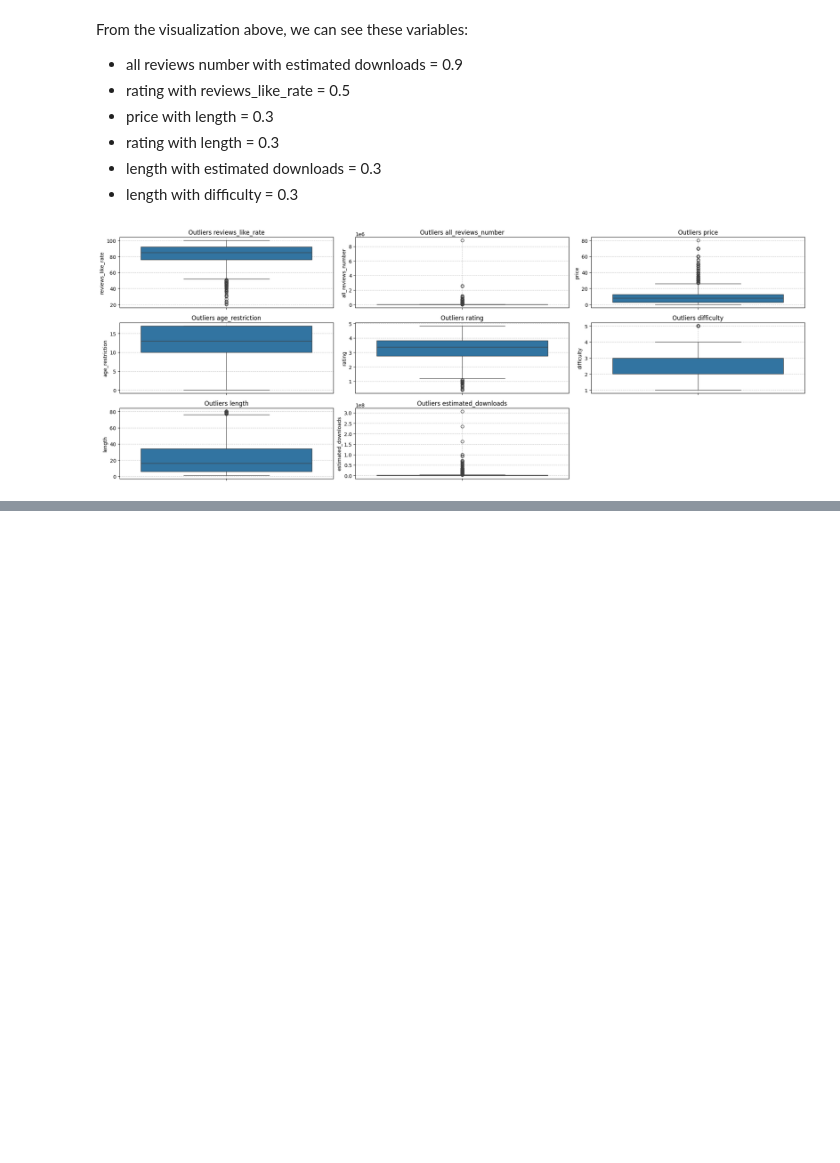
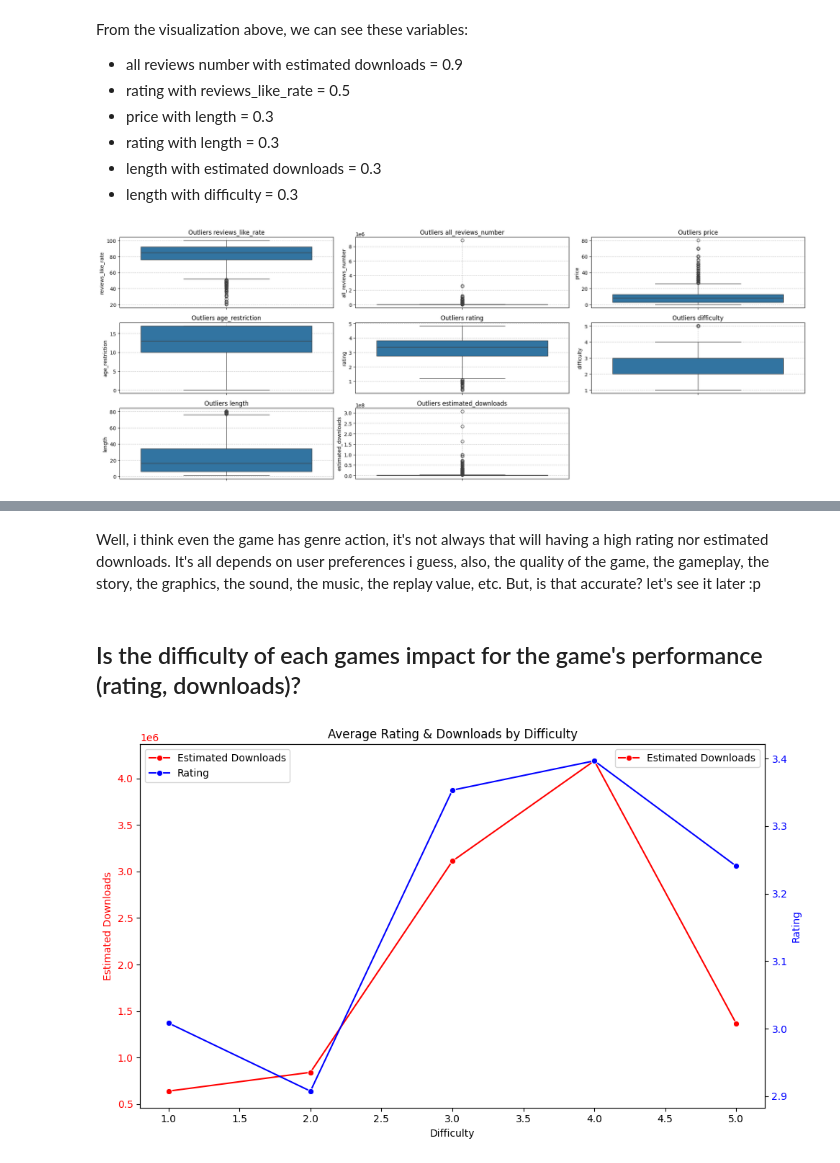
Before and after one commit to xyzaraa/steam-game-analysis, a Jupyter notebook: steam-game-analysis.ipynb, the cells around one changed output, grey strips where cells are left out. Saved outputs shown, nothing was run; the diff lists cells and outputs as text; code cells hidden in the pictures; blank space fills up the shorter version.

```diff
--- a/steam-game-analysis.ipynb
+++ b/steam-game-analysis.ipynb
@@ -167,0 +260,33 @@ plt.show()
+# %% [markdown]
+Well, i think even the game has genre action, it's not always that will having a high rating nor estimated downloads. It's all depends on user preferences i guess, also, the quality of the game, the gameplay, the story, the graphics, the sound, the music, the replay value, etc. But, is that accurate? let's see it later :p
+# %% [markdown]
+## Is the difficulty of each games impact for the game's performance (rating, downloads)?
+# %%
+df_grouped = df.groupby('difficulty').agg({
+    'rating': 'mean',
+    'estimated_downloads': 'mean'
+}).reset_index()
+
+
+fig, ax1 = plt.subplots(figsize=(10, 6))
+
+sns.lineplot(x='difficulty', y='estimated_downloads', data=df_grouped,
+             marker='o', label='Estimated Downloads', color='red', ax=ax1)
+ax1.set_xlabel('Difficulty')
+ax1.set_ylabel('Estimated Downloads', color='red')
+ax1.tick_params(axis='y', labelcolor='red')
+ax2 = ax1.twinx()
+
+sns.lineplot(x='difficulty', y='rating', data=df_grouped,
+             marker='o', label='Rating', color='blue', ax=ax2)
+ax2.set_ylabel('Rating', color='blue')
+ax2.tick_params(axis='y', labelcolor='blue')
+plt.title('Average Rating & Downloads by Difficulty')
+lines, labels = ax1.get_legend_handles_labels()
+lines2, labels2 = ax2.get_legend_handles_labels()
+ax2.legend(lines + lines2, labels + labels2, loc='upper left')
+
+plt.tight_layout()
+plt.show()
+# %% [output]
+[figure, added]
```
Also changed, not shown: parts of 29 cells of this notebook, 1 other file.
